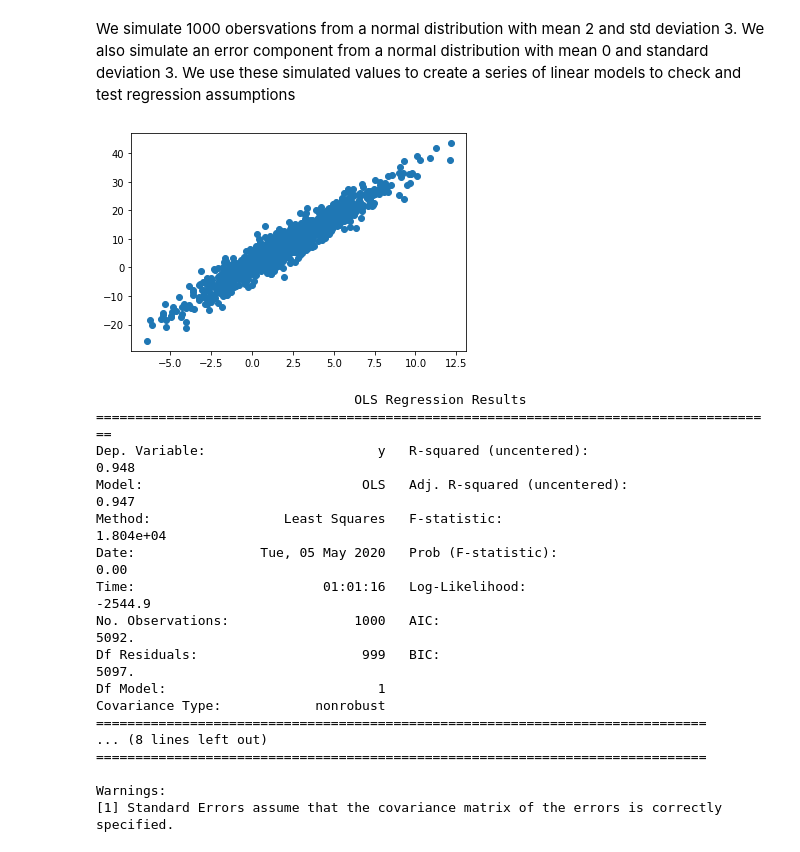
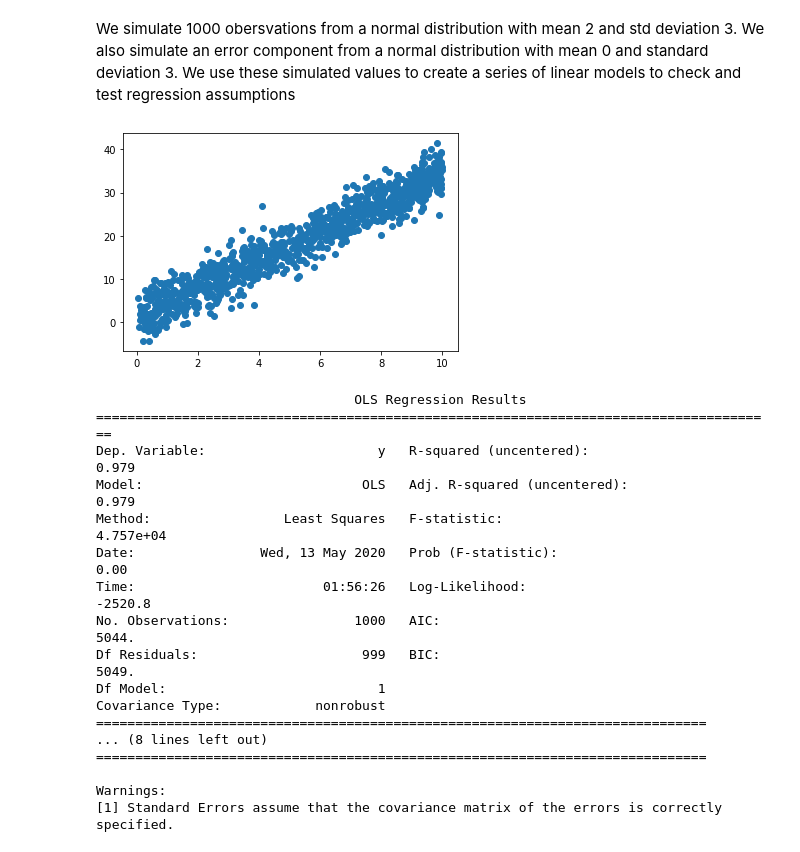
Before and after one commit to anasfrh/notebooks, a Jupyter notebook: Simulation a linear relationship with Gaussian noise in Python .ipynb, the cells around one changed output. Saved outputs shown, nothing was run; the diff lists cells and outputs as text; code cells hidden in the pictures.

```diff
--- a/Simulation a linear relationship with Gaussian noise in Python .ipynb
+++ b/Simulation a linear relationship with Gaussian noise in Python .ipynb
@@ -0,0 +3,13 @@
+# %%
+import numpy as np
+import pandas as pd
+import statsmodels.api as sm
+#import matplotlib.pyplot as plt
+import seaborn as sns
+sns.set(color_codes=True)
+
+
+a1 = 1
+b1 = 3.3
+x1 = np.random.uniform(0, 10, 1000)
+y1 = a1 + b1*x1
@@ -1,36 +43,32 @@
 # %% [markdown]
-We simulate 1000 obersvations from a normal distribution with mean 2 and std deviation 3.
-We also simulate an error component from a normal distribution with mean 0 and standard deviation 3.
-We use these simulated values to create a series of linear models to check and test regression assumptions
+We simulate 1000 obersvations from a normal distribution with mean 2 and std deviation 3. We also simulate an error component from a normal distribution with mean 0 and standard deviation 3. We use these simulated values to create a series of linear models to check and test regression assumptions
 # %%
 import numpy as np
 import statsmodels.api as sm
 import matplotlib.pyplot as plt
-mean = 2
-stdv = 3
-a = 1
-b = 3.3
-x = np.random.normal(mean, stdv, 1000)
-e = np.random.normal(0,3,1000)
-y = a + b*x + e
+a2 = 1
+b2 = 3.3
+x2 = np.random.uniform(0, 10, 1000)
+e2 = np.random.normal(0,3,1000)
+y2 = a2 + b2*x2 + e2
 # %%
-plt.scatter(x,y)
+plt.scatter(x2,y2)
 plt.show()
 # %% [output]
-[figure, old version]
+[figure, new version]
 # %%
-model = sm.OLS(y,x).fit()
-print(model.summary())
+model2 = sm.OLS(y2,x2).fit()
+print(model2.summary())
 # %% [output]
                                  OLS Regression Results
 =======================================================================================
-Dep. Variable:                      y   R-squared (uncentered):                   0.948
-Model:                            OLS   Adj. R-squared (uncentered):              0.947
-Method:                 Least Squares   F-statistic:                          1.804e+04
-Date:                Tue, 05 May 2020   Prob (F-statistic):                        0.00
-Time:                        01:01:16   Log-Likelihood:                         -2544.9
-No. Observations:                1000   AIC:                                      5092.
-Df Residuals:                     999   BIC:                                      5097.
+Dep. Variable:                      y   R-squared (uncentered):                   0.979
+Model:                            OLS   Adj. R-squared (uncentered):              0.979
+Method:                 Least Squares   F-statistic:                          4.757e+04
+Date:                Wed, 13 May 2020   Prob (F-statistic):                        0.00
+Time:                        01:56:26   Log-Likelihood:                         -2520.8
+No. Observations:                1000   AIC:                                      5044.
+Df Residuals:                     999   BIC:                                      5049.
 Df Model:                           1
 Covariance Type:            nonrobust
 ==============================================================================
```
Also changed, not shown: parts of 9 cells of this notebook.
